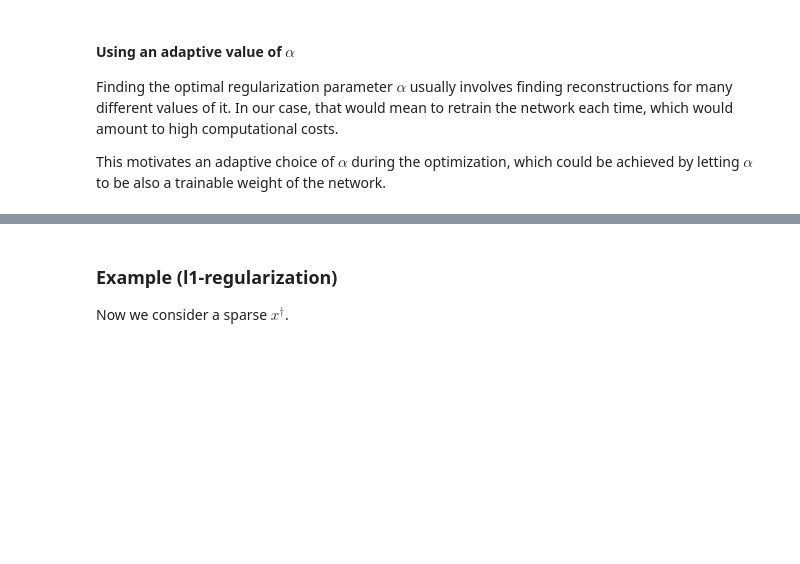
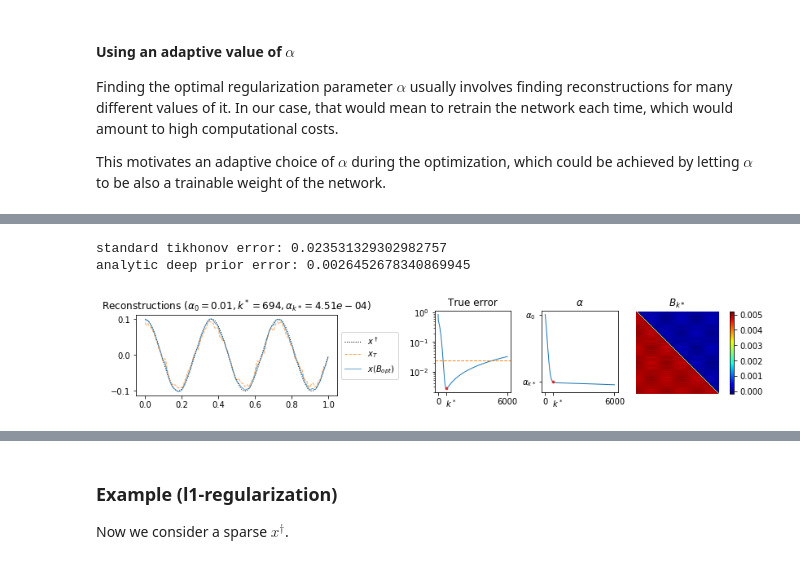
Before and after one commit to oterobaguer/analytic-deep-prior, a Jupyter notebook: analytic_deep_prior.ipynb, the cells around one changed output, grey strips where cells are left out. Cells and saved outputs as stored; diff of their text form; code cells hidden in the pictures; blank space fills up the shorter version.

```diff
--- a/analytic_deep_prior.ipynb
+++ b/analytic_deep_prior.ipynb
@@ -285,5 +284,4 @@ analytic deep prior error: 0.0037264033729232956
 # %%
-adaptive_alpha_l2(alpha0=1e-2, lr=0.05, iters=6000, index=694)
-# plt.savefig('adaptive_alpha_l2_2.pdf')
+summary2 = adaptive_alpha_l2(alpha0=1e-2, lr=0.05, iters=6000)
 # %% [output]
 alpha0=0.01,lr=0.05,iter=6000
@@ -294 +289,10 @@ analytic deep prior error: 0.0026452678340869945
+# %%
+k=694
+x_ref = tikhonov_l2(A, y_delta, summary2.alpha_seq[k])
+plot_adaptive_alpha_l2(summary2, alpha0=1e-2, x_ref = x_ref, index=k)
+# plt.savefig('adaptive_alpha_l2_2.pdf')
+# %% [output]
+standard tikhonov error: 0.023531329302982757
+analytic deep prior error: 0.0026452678340869945
+[figure, added]
 # %%
```
Also changed, not shown: parts of 19 cells of this notebook.
